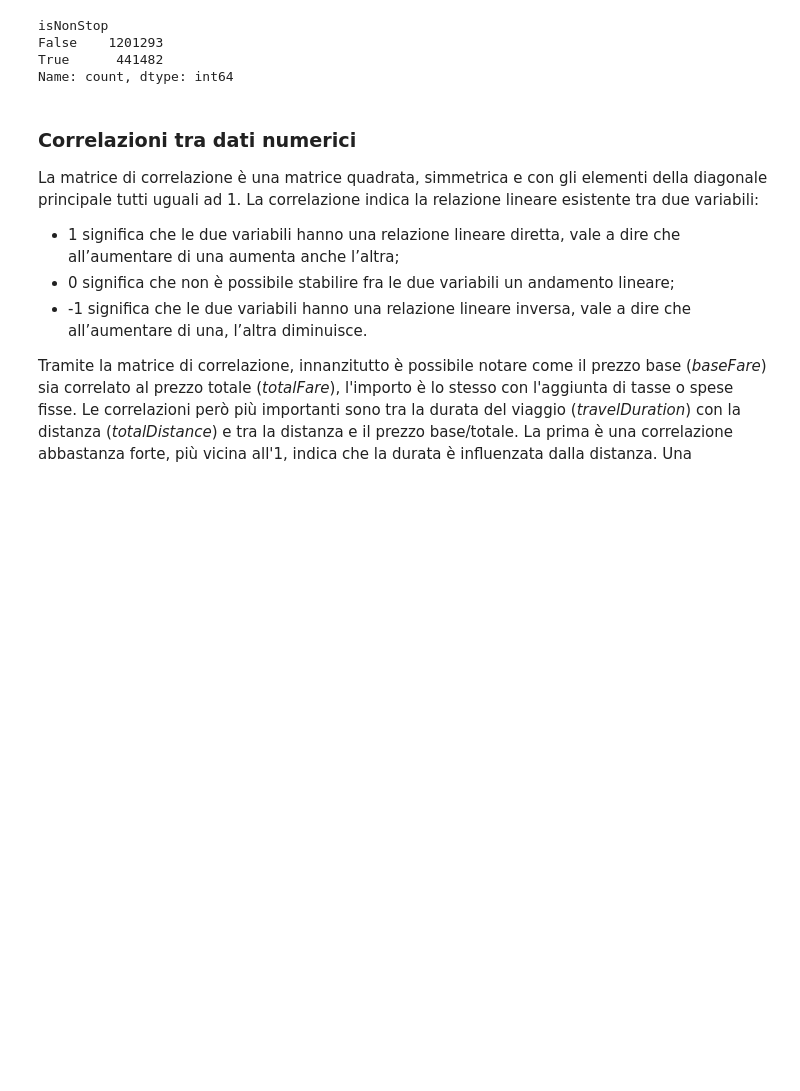
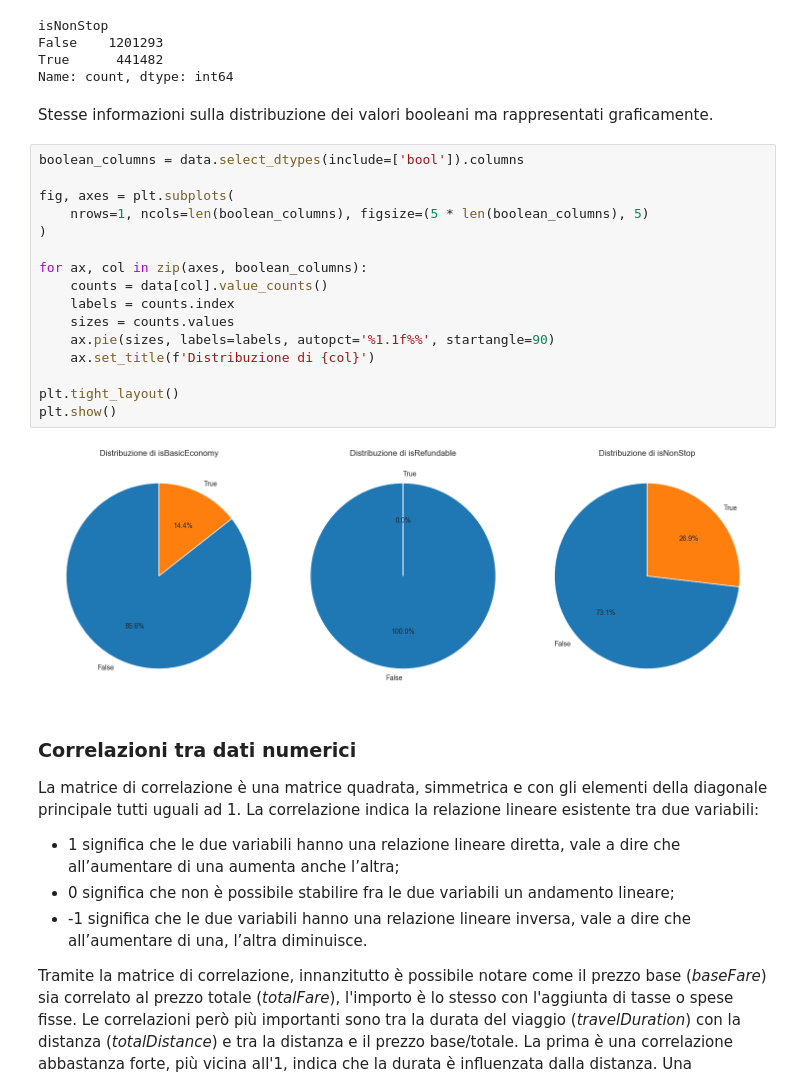
Before and after one commit to GiuliaNardicchia/big-data-project, a Jupyter notebook: src/main/python/understand_dataset/data-exploration.ipynb, the cells around one changed output. Drawn from its saved outputs; the diff is of its cells as text; blank space fills up the shorter version.

```diff
--- a/src/main/python/understand_dataset/data-exploration.ipynb
+++ b/src/main/python/understand_dataset/data-exploration.ipynb
@@ -291,6 +310,26 @@ isNonStop
 False    1201293
 True      441482
 Name: count, dtype: int64
+# %% [markdown]
+Stesse informazioni sulla distribuzione dei valori booleani ma rappresentati graficamente.
+# %%
+boolean_columns = data.select_dtypes(include=['bool']).columns
+
+fig, axes = plt.subplots(
+    nrows=1, ncols=len(boolean_columns), figsize=(5 * len(boolean_columns), 5)
+)
+
+for ax, col in zip(axes, boolean_columns):
+    counts = data[col].value_counts()
+    labels = counts.index
+    sizes = counts.values
+    ax.pie(sizes, labels=labels, autopct='%1.1f%%', startangle=90)
+    ax.set_title(f'Distribuzione di {col}')
+
+plt.tight_layout()
+plt.show()
+# %% [output]
+[figure, added]
 # %% [markdown]
 ### Correlazioni tra dati numerici
 
```
Also changed, not shown: parts of 10 cells of this notebook.
